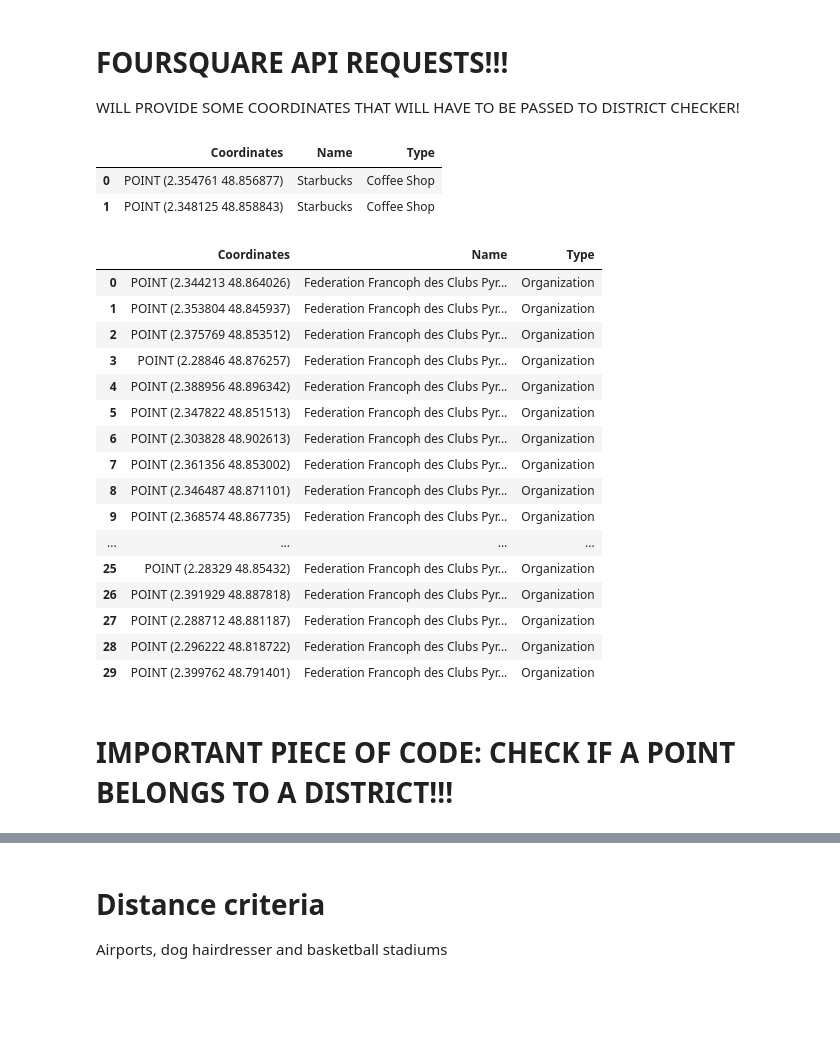
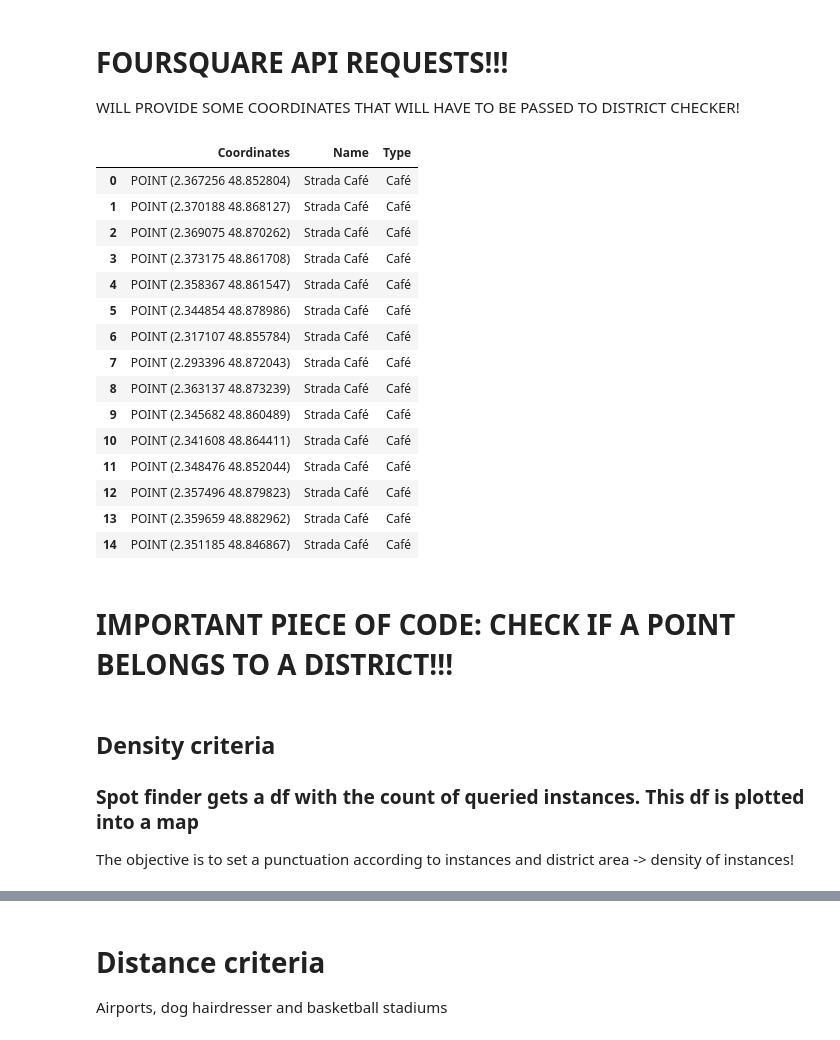
Before and after one commit to gerardrius/Gerard-Project-III, a Jupyter notebook: paris_geoqueries.ipynb, the cells around one changed output, grey strips where cells are left out. Drawn from its saved outputs; the diff is of its cells as text; code cells hidden in the pictures; blank space fills up the shorter version.

```diff
--- a/paris_geoqueries.ipynb
+++ b/paris_geoqueries.ipynb
@@ -128,9 +133,3 @@ def foursquare_query (query, place, limit=10):
     d = {'Coordinates': request_points, 'Name': response[i]['name'], 'Type': response[i]['categories'][0]['name']}
     df = pd.DataFrame(data=d)
     return df
-# %%
-foursquare_query('Starbucks', 'Paris', 2)
-# %% [output]
-|  | Coordinates | Name | Type |
-| 0 | POINT (2.354761 48.856877) | Starbucks | Coffee Shop |
-| 1 | POINT (2.348125 48.858843) | Starbucks | Coffee Shop |
@@ -141,25 +136,29 @@ party = foursquare_query('Party clubs', 'Paris', 50)
-# %%
-party
-# %% [output]
-|  | Coordinates | Name | Type |
-| 0 | POINT (2.344213 48.864026) | Federation Francoph des Clubs Pyr... | Organization |
-| 1 | POINT (2.353804 48.845937) | Federation Francoph des Clubs Pyr... | Organization |
-| 2 | POINT (2.375769 48.853512) | Federation Francoph des Clubs Pyr... | Organization |
-| 3 | POINT (2.28846 48.876257) | Federation Francoph des Clubs Pyr... | Organization |
-| 4 | POINT (2.388956 48.896342) | Federation Francoph des Clubs Pyr... | Organization |
-| 5 | POINT (2.347822 48.851513) | Federation Francoph des Clubs Pyr... | Organization |
-| 6 | POINT (2.303828 48.902613) | Federation Francoph des Clubs Pyr... | Organization |
-| 7 | POINT (2.361356 48.853002) | Federation Francoph des Clubs Pyr... | Organization |
-| 8 | POINT (2.346487 48.871101) | Federation Francoph des Clubs Pyr... | Organization |
-| 9 | POINT (2.368574 48.867735) | Federation Francoph des Clubs Pyr... | Organization |
-| ... | ... | ... | ... |
-| 25 | POINT (2.28329 48.85432) | Federation Francoph des Clubs Pyr... | Organization |
-| 26 | POINT (2.391929 48.887818) | Federation Francoph des Clubs Pyr... | Organization |
-| 27 | POINT (2.288712 48.881187) | Federation Francoph des Clubs Pyr... | Organization |
-| 28 | POINT (2.296222 48.818722) | Federation Francoph des Clubs Pyr... | Organization |
-| 29 | POINT (2.399762 48.791401) | Federation Francoph des Clubs Pyr... | Organization |
+# %%
+vegan_restaurants = foursquare_query('Vegan restaurants', 'Paris', 15)
+vegan_restaurants
+# %% [output]
+|  | Coordinates | Name | Type |
+| 0 | POINT (2.367256 48.852804) | Strada Café | Café |
+| 1 | POINT (2.370188 48.868127) | Strada Café | Café |
+| 2 | POINT (2.369075 48.870262) | Strada Café | Café |
+| 3 | POINT (2.373175 48.861708) | Strada Café | Café |
+| 4 | POINT (2.358367 48.861547) | Strada Café | Café |
+| 5 | POINT (2.344854 48.878986) | Strada Café | Café |
+| 6 | POINT (2.317107 48.855784) | Strada Café | Café |
+| 7 | POINT (2.293396 48.872043) | Strada Café | Café |
+| 8 | POINT (2.363137 48.873239) | Strada Café | Café |
+| 9 | POINT (2.345682 48.860489) | Strada Café | Café |
+| 10 | POINT (2.341608 48.864411) | Strada Café | Café |
+| 11 | POINT (2.348476 48.852044) | Strada Café | Café |
+| 12 | POINT (2.357496 48.879823) | Strada Café | Café |
+| 13 | POINT (2.359659 48.882962) | Strada Café | Café |
+| 14 | POINT (2.351185 48.846867) | Strada Café | Café |
 # %% [markdown]
 # IMPORTANT PIECE OF CODE: CHECK IF A POINT BELONGS TO A DISTRICT!!!
+# %% [markdown]
+## Density criteria
+### Spot finder gets a df with the count of queried instances. This df is plotted into a map
+The objective is to set a punctuation according to instances and district area -> density of instances!
 # %%
 def spot_finder (df): # accepts as much df as variables of interest for the new office location.
     '''
```
Also changed, not shown: parts of 13 cells of this notebook, 4 other files.
